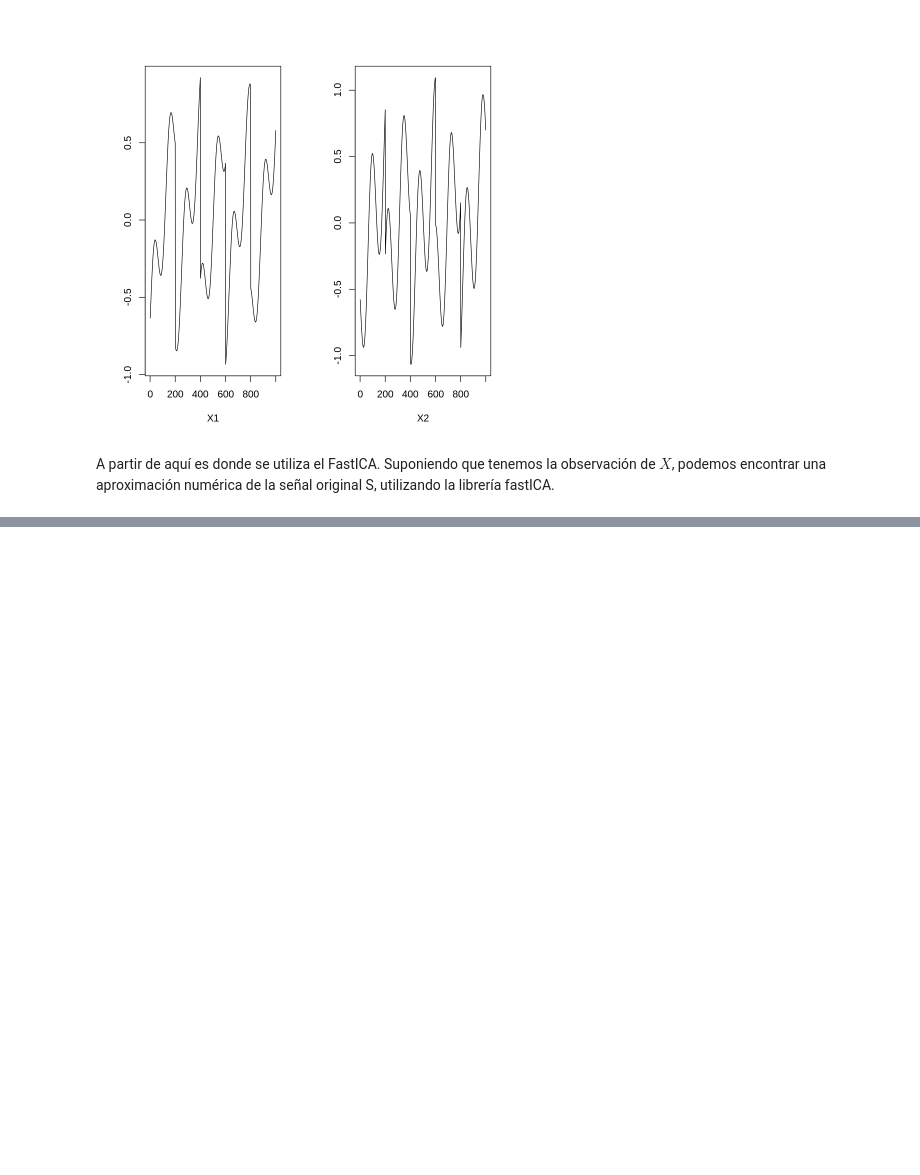
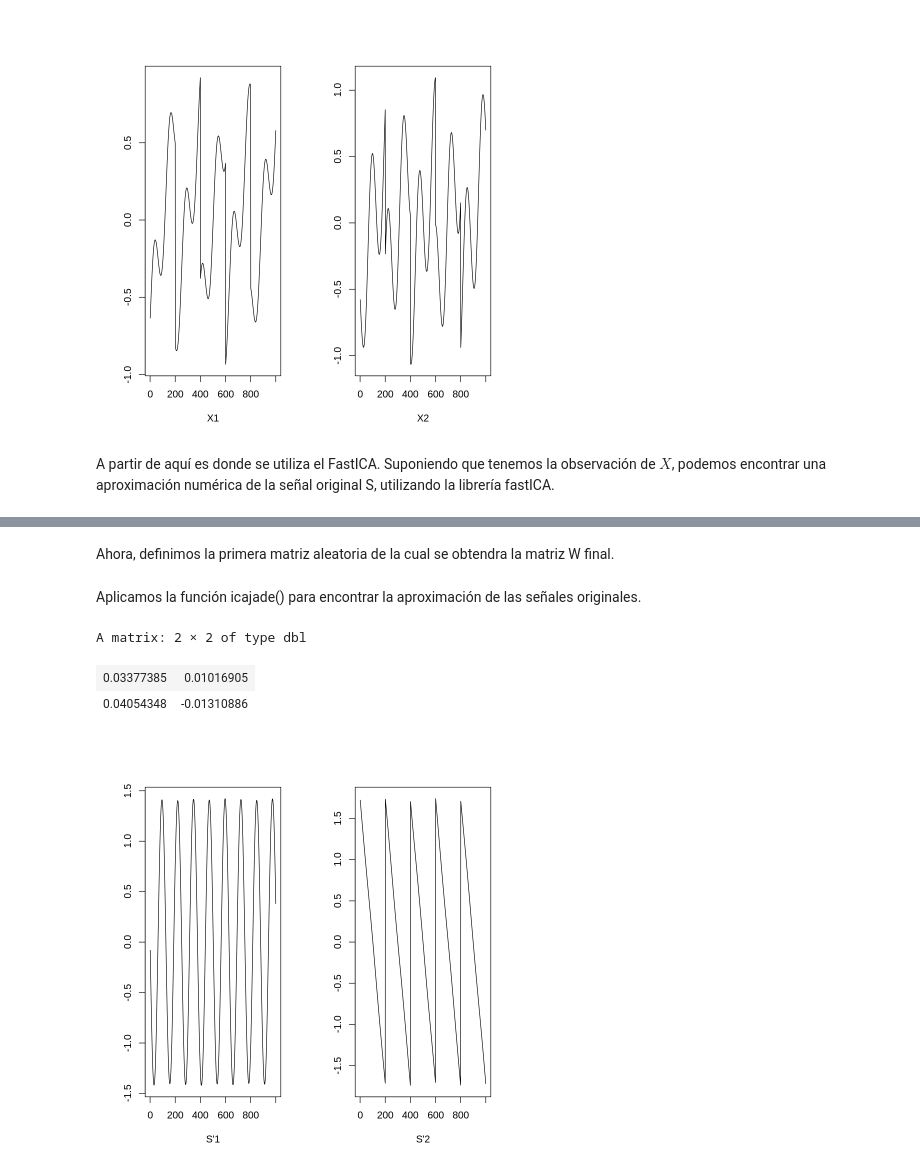
Before and after one commit to BaruchMM/Analisis-de-articulos, a Jupyter notebook: algunos_algoritmos_para_ICA.ipynb, the cells around one changed output, grey strips where cells are left out. Drawn from its saved outputs; the diff is of its cells as text; code cells hidden in the pictures; blank space fills up the shorter version.

```diff
--- a/algunos_algoritmos_para_ICA.ipynb
+++ b/algunos_algoritmos_para_ICA.ipynb
@@ -56,0 +116,9 @@ plot(1:1000, a$S[,2], type = "l", xlab = "S'2", ylab = "")
+# %%
+# Source matrix
+S <- cbind(sin((1:1000)/20), rep((((1:200)-100)/100), 5))
+# Mixing matrix
+A <- matrix(c(0.291, 0.6557, -0.5439, 0.5572), 2, 2)
+# plot graphs
+par(mfcol = c(1, 2))
+plot(1:1000, S[,1], type = "l",xlab = "S1", ylab = "")
+plot(1:1000, S[,2], type = "l", xlab = "S2", ylab = "")
@@ -56,0 +129,5 @@ plot(1:1000, a$S[,2], type = "l", xlab = "S'2", ylab = "")
+# %%
+X <- S %*% A
+par(mfcol = c(1, 2))
+plot(1:1000, X[,1], type = "l",xlab = "X1", ylab = "")
+plot(1:1000, X[,2], type = "l", xlab = "X2", ylab = "")
@@ -56,0 +136,21 @@ plot(1:1000, a$S[,2], type = "l", xlab = "S'2", ylab = "")
+# %% [markdown]
+Ahora, definimos la primera matriz aleatoria de la cual se obtendra la matriz W final.
+# %%
+Bmat <- matrix(2*runif(200),100,2)
+# %% [markdown]
+Aplicamos la función icajade() para encontrar la aproximación de las señales originales.
+# %%
+Xmat <- tcrossprod(X,Bmat)
+# ICA via JADE with 2 components
+imod <- icajade(Xmat,2)
+cor(Amat,imod$S)
+# %% [output]
+A matrix: 2 × 2 of type dbl
+| 0.03377385 | 0.01016905 |
+| 0.04054348 | -0.01310886 |
+# %%
+par(mfcol = c(1, 2))
+plot(1:1000, imod$S[,2], type = "l", xlab = "S'1", ylab = "")
+plot(1:1000, imod$S[,1], type = "l", xlab = "S'2", ylab = "")
+# %% [output]
+[figure, added]
```
Also changed, not shown: parts of 21 cells of this notebook.
